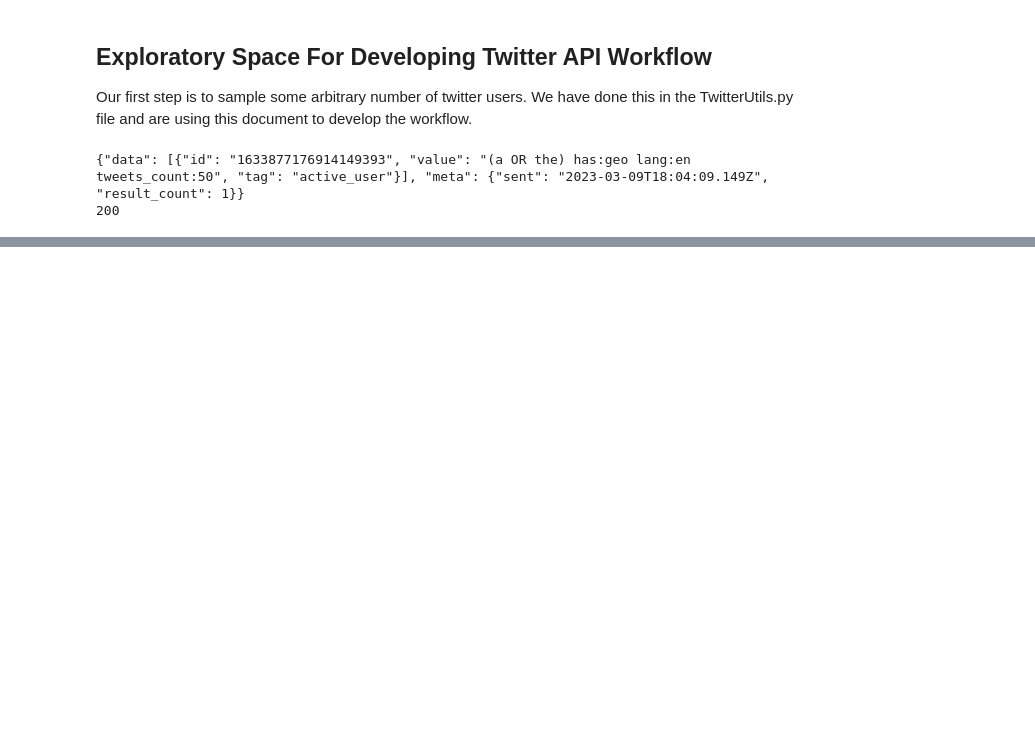
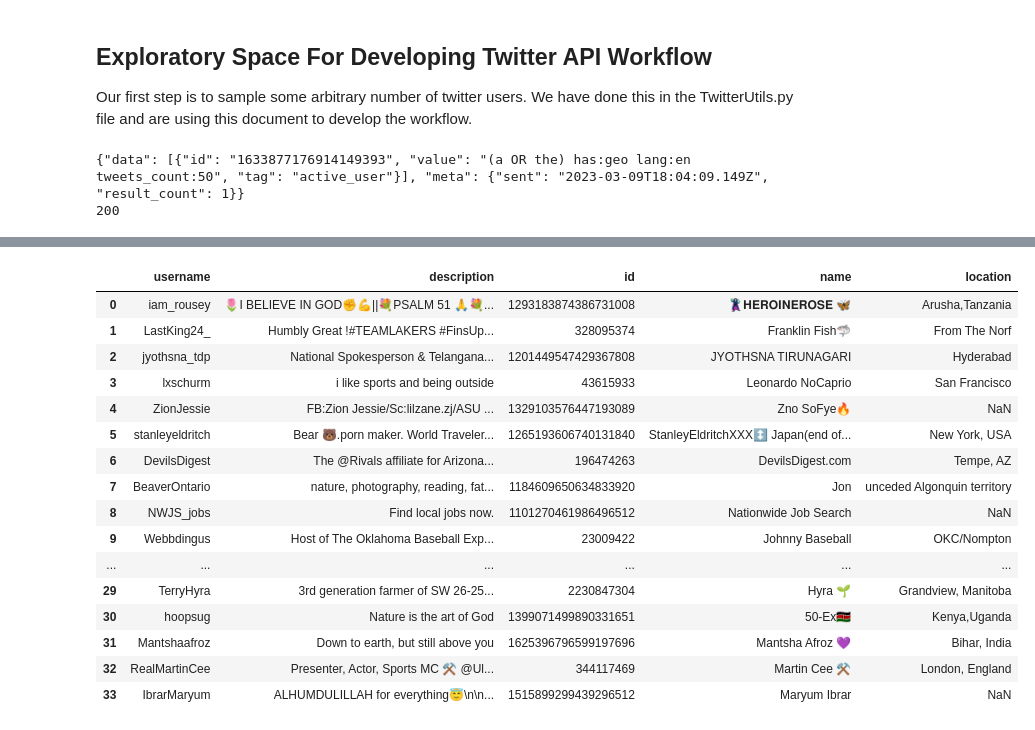
Before and after one commit to srtoner/SI630Project, a Jupyter notebook: TwitterRecon.ipynb, the cells around one changed output, grey strips where cells are left out. Drawn from its saved outputs; the diff is of its cells as text; code cells hidden in the pictures; blank space fills up the shorter version.

Commit message:
fixed json format

```diff
--- a/TwitterRecon.ipynb
+++ b/TwitterRecon.ipynb
@@ -41,0 +52,5 @@ user_ids
+# %%
+with open("users.json", "r") as file:
+    user_json = file.read()
+# %%
+test = '{"total": [' + user_json.replace("}{", "},{") + "]}"
@@ -41,0 +61,4 @@ user_ids
+# %%
+user_data = json.loads(test)
+# %%
+users = [u['data'][0] for u in user_data["total"]]
@@ -41,0 +85,20 @@ user_ids
+# %%
+pd.DataFrame(users)
+# %% [output]
+|  | username | description | id | name | location |
+| 0 | iam_rousey | 🌷I BELIEVE IN GOD✊💪||💐PSALM 51 🙏💐... | 1293183874386731008 | 🦹‍♀️𝐇𝐄𝐑𝐎𝐈𝐍𝐄𝐑𝐎𝐒𝐄 🦋 | Arusha,Tanzania |
+| 1 | LastKing24_ | Humbly Great !#TEAMLAKERS #FinsUp... | 328095374 | Franklin Fish🦈 | From The Norf |
+| 2 | jyothsna_tdp | National Spokesperson & Telangana... | 1201449547429367808 | JYOTHSNA TIRUNAGARI | Hyderabad |
+| 3 | lxschurm | i like sports and being outside | 43615933 | Leonardo NoCaprio | San Francisco |
+| 4 | ZionJessie | FB:Zion Jessie/Sc:lilzane.zj/ASU ... | 1329103576447193089 | Zno SoFye🔥 | NaN |
+| 5 | stanleyeldritch | Bear 🐻.porn maker. World Traveler... | 1265193606740131840 | StanleyEldritchXXX↕️ Japan(end of... | New York, USA |
+| 6 | DevilsDigest | The @Rivals affiliate for Arizona... | 196474263 | DevilsDigest.com | Tempe, AZ |
+| 7 | BeaverOntario | nature, photography, reading, fat... | 1184609650634833920 | Jon | unceded Algonquin territory |
+| 8 | NWJS_jobs | Find local jobs now. | 1101270461986496512 | Nationwide Job Search | NaN |
+| 9 | Webbdingus | Host of The Oklahoma Baseball Exp... | 23009422 | Johnny Baseball | OKC/Nompton |
+| ... | ... | ... | ... | ... | ... |
+| 29 | TerryHyra | 3rd generation farmer of SW 26-25... | 2230847304 | Hyra 🌱 | Grandview, Manitoba |
+| 30 | hoopsug | Nature is the art of God | 1399071499890331651 | 50-Ex🇰🇪 | Kenya,Uganda |
+| 31 | Mantshaafroz | Down to earth, but still above you | 1625396796599197696 | Mantsha Afroz 💜 | Bihar, India |
+| 32 | RealMartinCee | Presenter, Actor, Sports MC ⚒ @Ul... | 344117469 | Martin Cee ⚒ | London, England |
+| 33 | IbrarMaryum | ALHUMDULILLAH for everything😇\n\n... | 1515899299439296512 | Maryum Ibrar | NaN |
```
Also changed, not shown: parts of 9 cells of this notebook, 3 other files.
